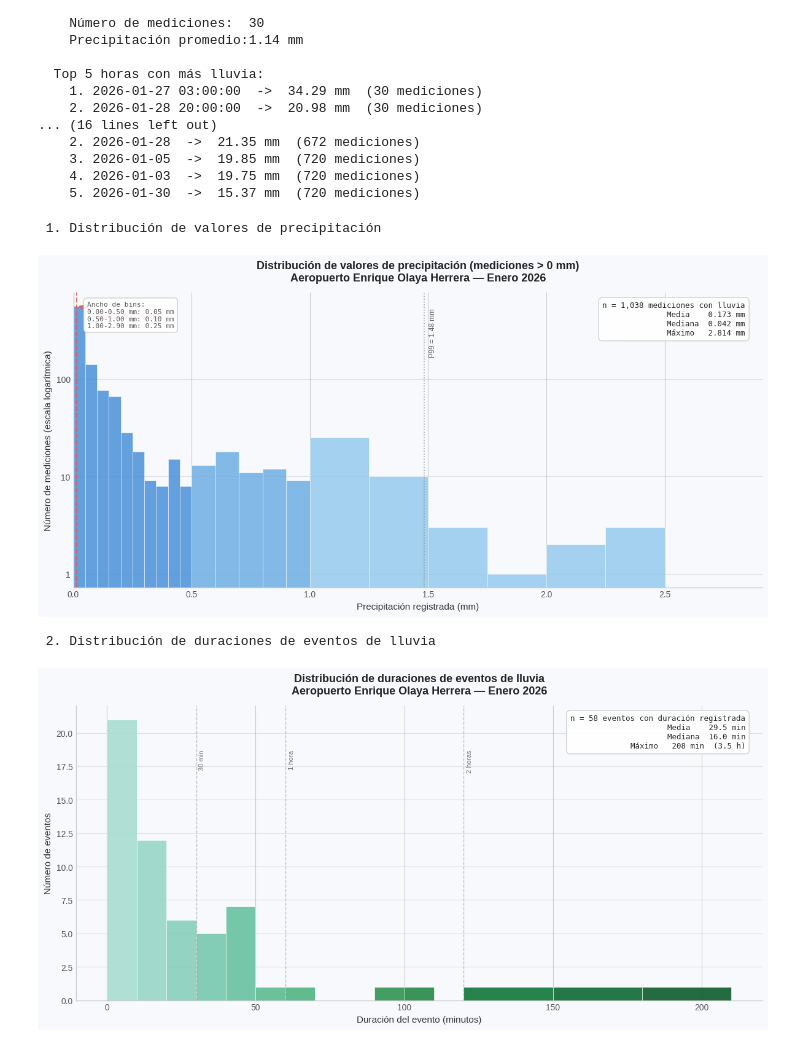
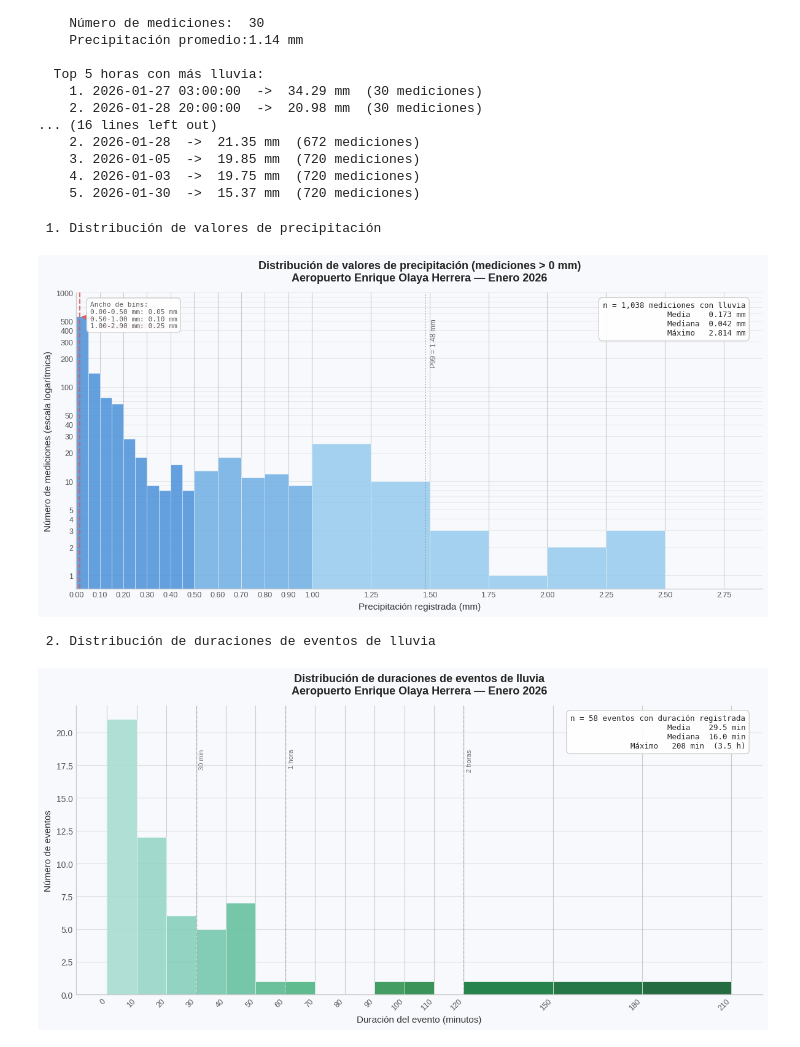
Before and after one commit to Alex-sklx0/iaupb_simulacro_02, a Jupyter notebook: iaupb_solucion_simulacro_02.ipynb, the cells around one changed output. Saved outputs shown, nothing was run; the diff lists cells and outputs as text; code cells hidden in the pictures.

```diff
--- a/iaupb_solucion_simulacro_02.ipynb
+++ b/iaupb_solucion_simulacro_02.ipynb
@@ -402,8 +402,26 @@ ax.text(0.975, 0.97, stats, transform=ax.transAxes,
                   edgecolor='#CCCCCC', alpha=0.9),
         fontfamily='monospace')
 
+# MEJORAR EJE X - Ticks más explícitos
+xticks_g1 = [0, 0.1, 0.2, 0.3, 0.4, 0.5, 0.6, 0.7, 0.8, 0.9, 1.0, 1.25, 1.5, 1.75, 2.0, 2.25, 2.5, 2.75]
+ax.set_xticks(xticks_g1)
+ax.set_xticklabels([f'{x:.2f}' for x in xticks_g1], fontsize=9)
+
+# EJE Y - Escala logarítmica con ticks específicos y equidistantes
 ax.set_yscale('log')
-ax.yaxis.set_major_formatter(mticker.FuncFormatter(lambda x, _: f'{int(x):,}'))
+# Ticks principales: potencias de 10 y subdivisiones
+yticks_major = [1, 2, 3, 4, 5, 6, 7, 8, 9,
+                10, 20, 30, 40, 50, 60, 70, 80, 90,
+                100, 200, 300, 400, 500, 600, 700, 800, 900,
+                1000]
+ax.set_yticks(yticks_major)
+ax.set_yticklabels([str(y) if y in [1, 2, 3, 4, 5, 10, 20, 30, 40, 50, 100, 200, 300, 400, 500, 1000]
+                    else '' for y in yticks_major], fontsize=9)
+ax.yaxis.set_minor_locator(mticker.NullLocator())
+
+# Grid horizontal solo en ticks mayores
+ax.grid(axis='y', which='major', alpha=0.3, color='#AAAAAA', linestyle='-', linewidth=0.5)
+
 ax.set_title(
     'Distribución de valores de precipitación (mediciones > 0 mm)\n'
     'Aeropuerto Enrique Olaya Herrera — Enero 2026',
@@ -415,7 +433,6 @@ ax.set_xlim(0, lluvia_vals.max() + 0.1)
 ax.spines[['top', 'right']].set_visible(False)
 ax.spines[['left', 'bottom']].set_color('#CCCCCC')
 ax.tick_params(colors='#555')
-ax.grid(axis='y', alpha=0.3, color='#AAAAAA')
 
 plt.tight_layout()
 plt.show()
@@ -462,32 +479,37 @@ if len(eventos_lluvia_df) > 0:
             f"Máximo   {max_dur:.0f} min  ({max_dur / 60:.1f} h)"
         )
         ax.text(0.975, 0.97, stats2, transform=ax.transAxes,
                 va='top', ha='right', fontsize=9,
                 bbox=dict(boxstyle='round,pad=0.5', facecolor='white',
                           edgecolor='#CCCCCC', alpha=0.9),
                 fontfamily='monospace')
 
+        # MEJORAR EJE X - Ticks cada 10 min hasta 120, luego cada 30 min
+        xticks_g2 = list(range(0, 130, 10)) + list(range(150, int(max_dur) + 30, 30))
+        ax.set_xticks(xticks_g2)
+        ax.set_xticklabels([str(x) for x in xticks_g2], fontsize=9, rotation=45, ha='right')
+
         ax.set_title(
             'Distribución de duraciones de eventos de lluvia\n'
             'Aeropuerto Enrique Olaya Herrera — Enero 2026',
             fontsize=13, fontweight='bold', pad=14, color='#222'
         )
         ax.set_xlabel('Duración del evento (minutos)', fontsize=11, color='#333')
         ax.set_ylabel('Número de eventos', fontsize=11, color='#333')
         ax.spines[['top', 'right']].set_visible(False)
         ax.spines[['left', 'bottom']].set_color('#CCCCCC')
         ax.tick_params(colors='#555')
         ax.grid(axis='y', alpha=0.3, color='#AAAAAA')
 
         plt.tight_layout()
         plt.show()
 
     else:
         print("  No hay eventos con duración registrada para graficar.")
 else:
     print("  No hay eventos de lluvia disponibles para graficar.")
 # %% [output]
  1. Distribución de valores de precipitación
-[figure, old version]
+[figure, new version]
  2. Distribución de duraciones de eventos de lluvia
-[figure, old version]
+[figure, new version]
```
